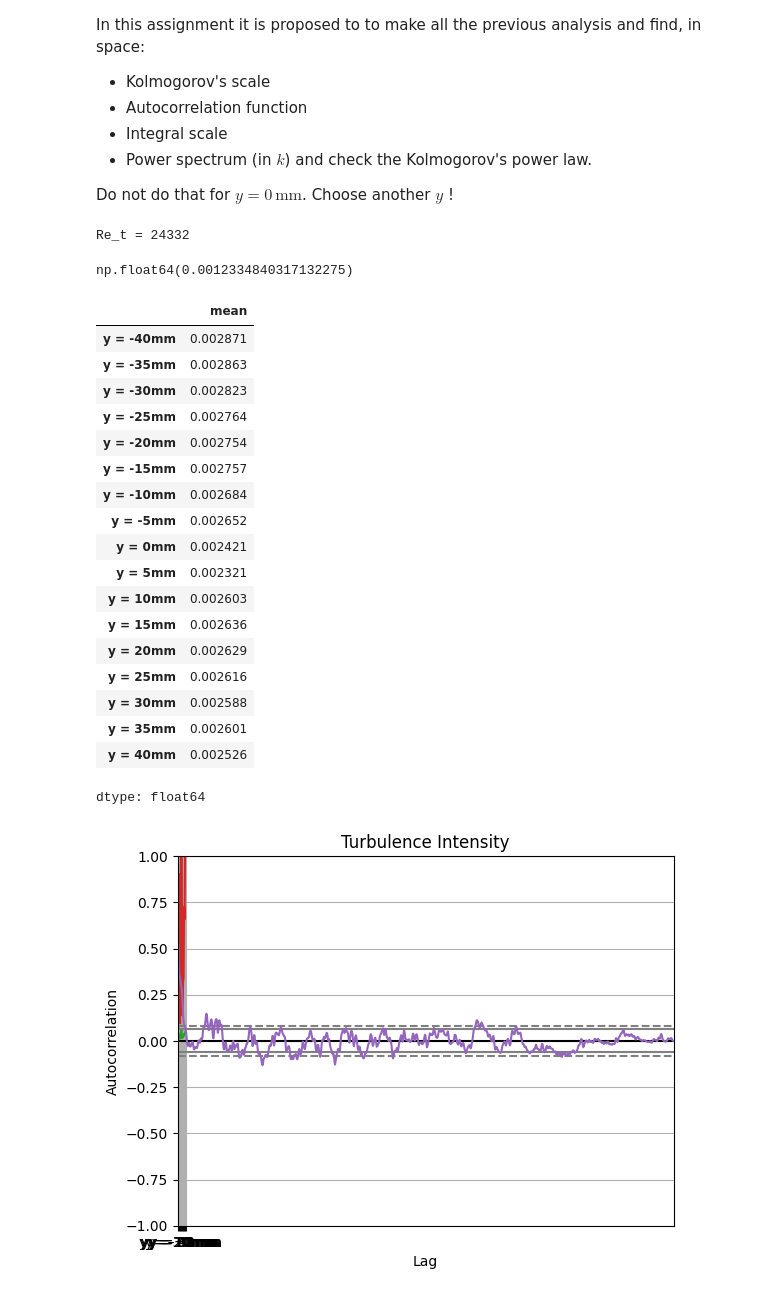
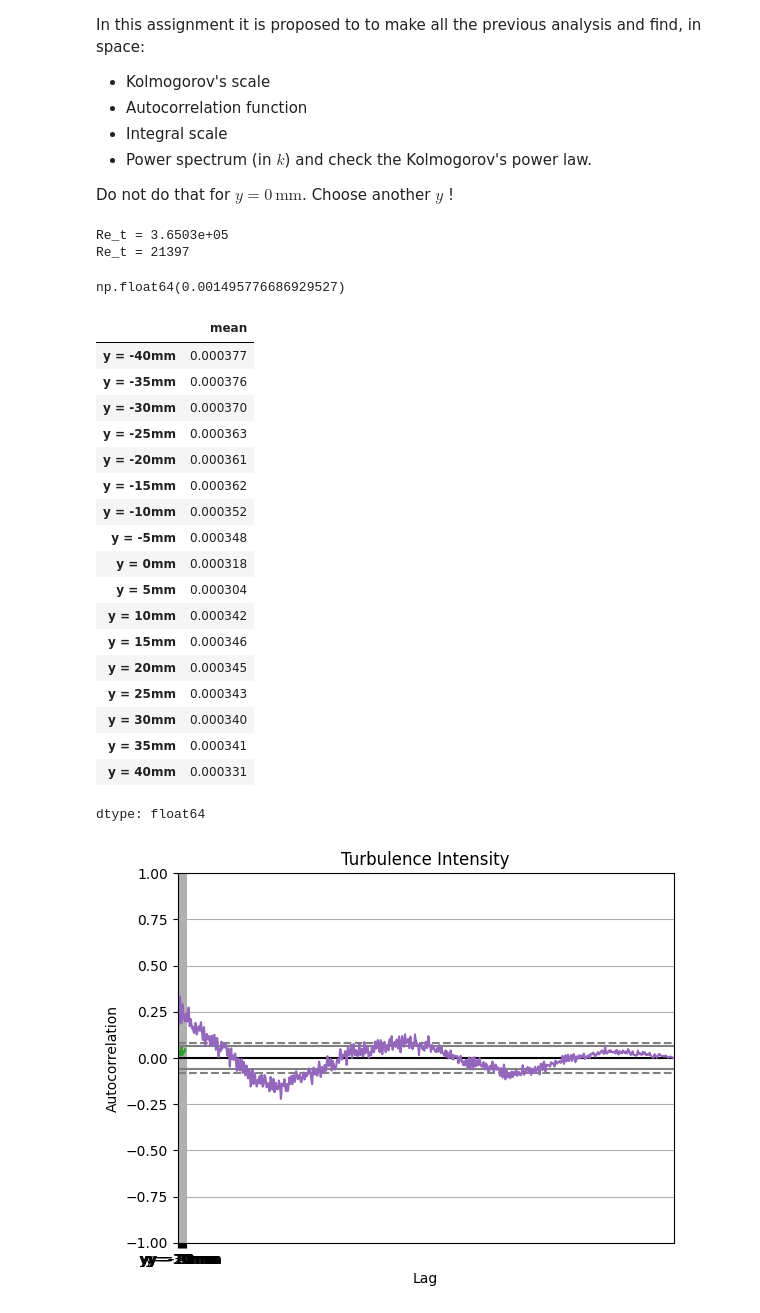
Before and after one commit to Biel-PS/AdvancedFluidMechanics, a Jupyter notebook: 3-Turbulence/Assignment3.ipynb, the cells around one changed output. Drawn from its saved outputs; the diff is of its cells as text; code cells hidden in the pictures.

```diff
--- a/3-Turbulence/Assignment3.ipynb
+++ b/3-Turbulence/Assignment3.ipynb
@@ -20,65 +20,72 @@ import numpy as np
 columns = []
 for i in range(17):
     y = (i-8)*5
     columns.append("y = "+str(y)+"mm")
 
 turbulenceData = pd.read_csv('TurbVel.csv',delimiter=',', index_col=0,names=columns)
 turbulenceData.index.name="Time"
 turbulenceData.head()
 turbulenceData.to_hdf("TurbVel.hdf","w")
 
-newTurbulenceData = pd.read_hdf("TurbVel.hdf")
-newTurbulenceData
-
-del(newTurbulenceData)
-turbulenceData["y = 0mm"].plot(ylabel="u")
+y_position = "y = 5mm"
+turbulenceData[y_position].plot(ylabel="u")
 statData = turbulenceData.describe()
 statData
 statData.loc["mean"].plot(title="Mean velocities")
 turbIntensity = statData.loc["std"]/statData.loc["mean"]
 turbIntensity.plot(title="Turbulence Intensity")
 turbVelFluct = turbulenceData-statData.loc["mean"]
-#turbVelFluct.plot(subplots=True,layout=(4,5),figsize=(20,20),color="b",sharey=True);
-TKE = 1.5*statData.loc["std"]**2
-TKE.plot()
-k = TKE.loc["y = 0mm"]
+TKE_lenSca = 1.5*(statData.loc["std"]*statData.loc["mean"])**2
+TKE_lenSca.plot()
+k = TKE_lenSca.loc[y_position]
 k
 nu = 1.5e-5 # m^2/s
 c = 0.265 # m
 Re_t = np.sqrt(k)*c/nu
 print('Re_t = {:.5g}'.format(Re_t))
-epsilon = k**1.5/c
-epsilon # m^2/s^3
+epsilon1 = k**1.5/c
+epsilon1 # m^2/s^3
 
-tau_k = np.sqrt(nu/epsilon)
+TKE = 1.5*statData.loc["std"]**2
+k = TKE.loc[y_position]
+k
+nu = 1.5e-5 # m^2/s
+c = 0.265 # m
+Re_t = np.sqrt(k)*c/nu
+print('Re_t = {:.5g}'.format(Re_t))
+epsilon2 = k**1.5/c
+epsilon2 # m^2/s^3
+
+tau_k = np.sqrt(nu/epsilon2)
 display(tau_k)
 
-uPrime = turbVelFluct["y = 0mm"].values
-pd.plotting.autocorrelation_plot(uPrime);
+uPrime = turbVelFluct[y_position].values
+pd.plotting.autocorrelation_plot(uPrime)
 
 
-lengthScale = (nu**3/epsilon)**(1/4) * statData.loc["mean"]
+lengthScale = (nu**3/epsilon1)**(1/4) * statData.loc["mean"]
 display(lengthScale)
 # %% [output]
-Re_t = 24332
+Re_t = 3.6503e+05
+Re_t = 21397
-np.float64(0.0012334840317132275)
+np.float64(0.001495776686929527)
 |  | mean |
-| y = -40mm | 0.002871 |
-| y = -35mm | 0.002863 |
-| y = -30mm | 0.002823 |
-| y = -25mm | 0.002764 |
-| y = -20mm | 0.002754 |
-| y = -15mm | 0.002757 |
-| y = -10mm | 0.002684 |
-| y = -5mm | 0.002652 |
-| y = 0mm | 0.002421 |
-| y = 5mm | 0.002321 |
-| y = 10mm | 0.002603 |
-| y = 15mm | 0.002636 |
-| y = 20mm | 0.002629 |
-| y = 25mm | 0.002616 |
-| y = 30mm | 0.002588 |
-| y = 35mm | 0.002601 |
-| y = 40mm | 0.002526 |
+| y = -40mm | 0.000377 |
+| y = -35mm | 0.000376 |
+| y = -30mm | 0.000370 |
+| y = -25mm | 0.000363 |
+| y = -20mm | 0.000361 |
+| y = -15mm | 0.000362 |
+| y = -10mm | 0.000352 |
+| y = -5mm | 0.000348 |
+| y = 0mm | 0.000318 |
+| y = 5mm | 0.000304 |
+| y = 10mm | 0.000342 |
+| y = 15mm | 0.000346 |
+| y = 20mm | 0.000345 |
+| y = 25mm | 0.000343 |
+| y = 30mm | 0.000340 |
+| y = 35mm | 0.000341 |
+| y = 40mm | 0.000331 |
 dtype: float64
-[figure, old version]
+[figure, new version]
```
Also changed, not shown: parts of 2 cells of this notebook.
